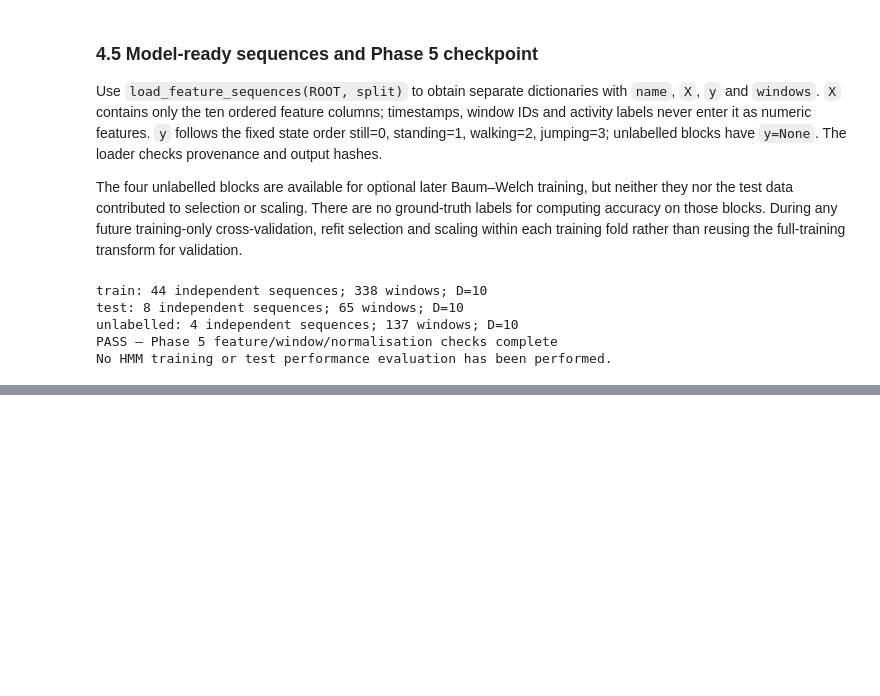
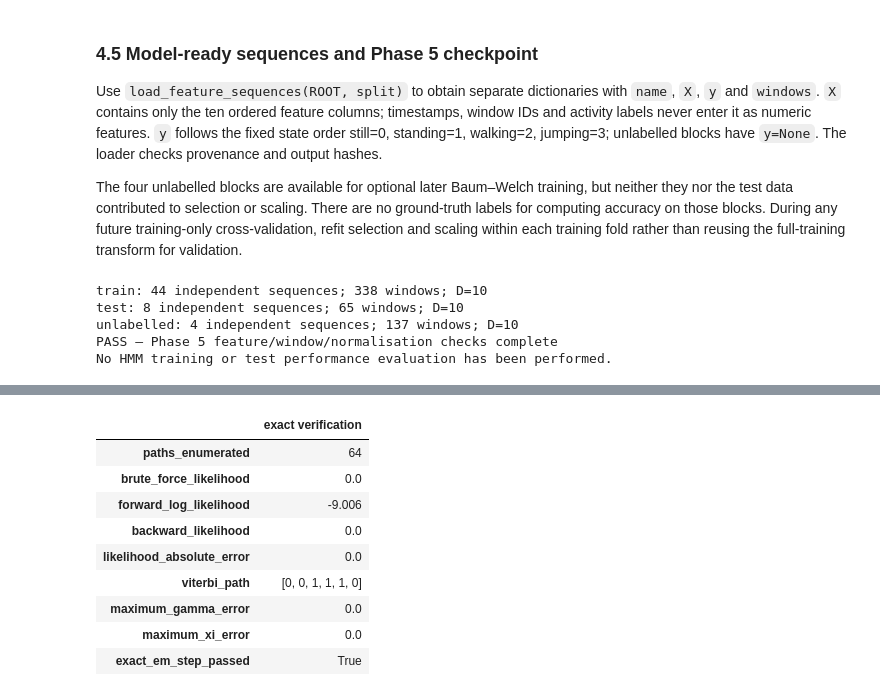
Before and after one commit to Hassan-Adelani-Luqman/hmm-elderly-activity-monitoring, a Jupyter notebook: notebooks/hmm_activity_recognition.ipynb, the cells around one changed output, grey strips where cells are left out. Drawn from its saved outputs; the diff is of its cells as text; code cells hidden in the pictures; blank space fills up the shorter version.

```diff
--- a/notebooks/hmm_activity_recognition.ipynb
+++ b/notebooks/hmm_activity_recognition.ipynb
@@ -880,0 +977,22 @@ No HMM training or test performance evaluation has been performed.
+# %%
+verification = run_verification(ROOT / "data/verification/hmm.json")
+exact_check = verification["exact"]
+recovery = verification["synthetic"]
+assert exact_check["paths_enumerated"] == 64
+assert exact_check["likelihood_absolute_error"] < 1e-15
+assert exact_check["viterbi_path"] == [0, 0, 1, 1, 1, 0]
+assert exact_check["maximum_gamma_error"] < 1e-12
+assert exact_check["maximum_xi_error"] < 1e-12
+assert exact_check["exact_em_step_passed"]
+display(pd.DataFrame([exact_check]).T.rename(columns={0: "exact verification"}))
+# %% [output]
+|  | exact verification |
+| paths_enumerated | 64 |
+| brute_force_likelihood | 0.0 |
+| forward_log_likelihood | -9.006 |
+| backward_likelihood | 0.0 |
+| likelihood_absolute_error | 0.0 |
+| viterbi_path | [0, 0, 1, 1, 1, 0] |
+| maximum_gamma_error | 0.0 |
+| maximum_xi_error | 0.0 |
+| exact_em_step_passed | True |
```
Also changed, not shown: parts of 9 cells of this notebook, 7 other files.
